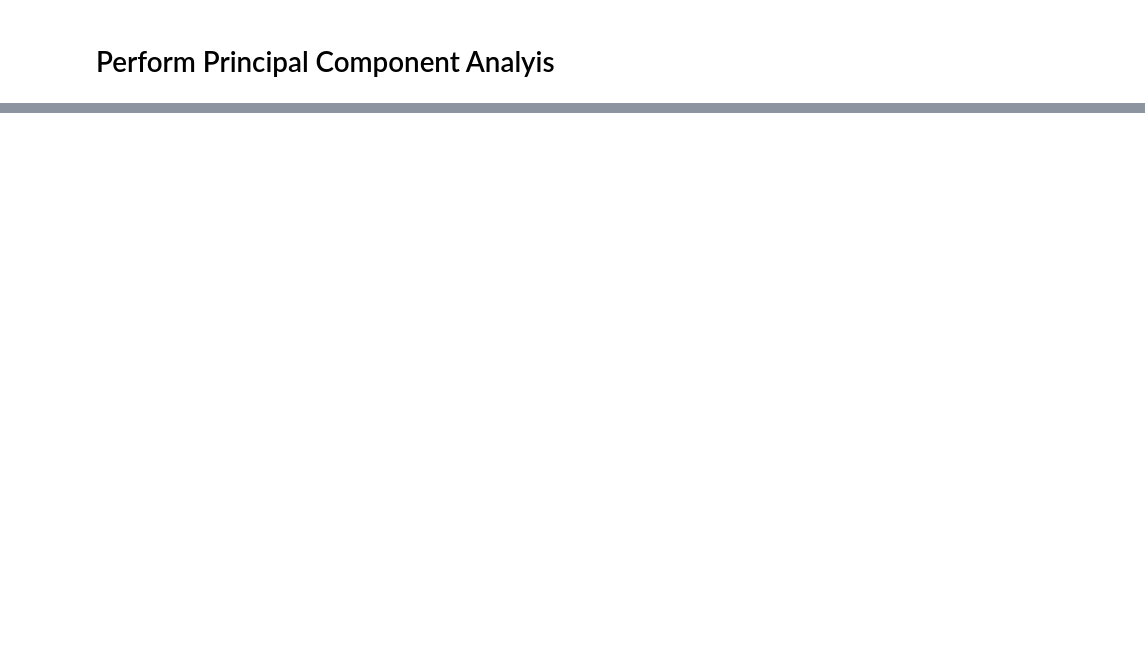
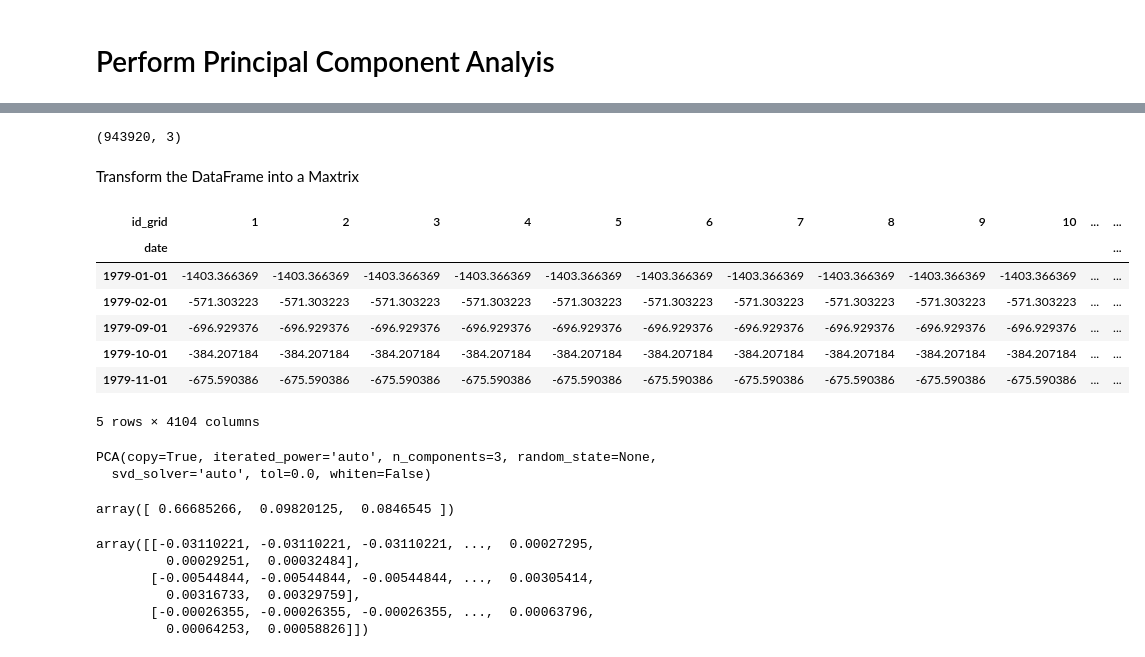
Before and after one commit to panhypersebastos/winter_predictor, a Jupyter notebook: era-int_pca_exploration.ipynb, the cells around one changed output, grey strips where cells are left out. Drawn from its saved outputs; the diff is of its cells as text; code cells hidden in the pictures; blank space fills up the shorter version.

```diff
--- a/era-int_pca_exploration.ipynb
+++ b/era-int_pca_exploration.ipynb
@@ -202,0 +208,7 @@ plt.show()
+# %%
+res = con_anom.aggregate(pipeline=[
+    {"$project": {"id_grid": 1, "date": 1, "z70": 1, "month": {"$month": "$date"}}},
+    {"$match": {"month": {"$in": [9, 10, 11, 12, 1, 2]},
+                "id_grid": {"$in": grid_ids.tolist()} }},
+    {"$project": {"_id": 0, "id_grid": 1, "date": 1, "z70": 1}} ])
+anom_df = pd.DataFrame(list(res))
@@ -202,0 +233,39 @@ plt.show()
+# %%
+anom_df.shape
+# %% [output]
+(943920, 3)
+# %% [markdown]
+Transform the DataFrame into a Maxtrix
+# %%
+X_df = anom_df.pivot(index='date', columns='id_grid', values='z70')
+X_df.head()
+# %% [output]
+| id_grid | 1 | 2 | 3 | 4 | 5 | 6 | 7 | 8 | 9 | 10 | ... | ... |
+| date |  |  |  |  |  |  |  |  |  |  |  | ... |
+| 1979-01-01 | -1403.366369 | -1403.366369 | -1403.366369 | -1403.366369 | -1403.366369 | -1403.366369 | -1403.366369 | -1403.366369 | -1403.366369 | -1403.366369 | ... | ... |
+| 1979-02-01 | -571.303223 | -571.303223 | -571.303223 | -571.303223 | -571.303223 | -571.303223 | -571.303223 | -571.303223 | -571.303223 | -571.303223 | ... | ... |
+| 1979-09-01 | -696.929376 | -696.929376 | -696.929376 | -696.929376 | -696.929376 | -696.929376 | -696.929376 | -696.929376 | -696.929376 | -696.929376 | ... | ... |
+| 1979-10-01 | -384.207184 | -384.207184 | -384.207184 | -384.207184 | -384.207184 | -384.207184 | -384.207184 | -384.207184 | -384.207184 | -384.207184 | ... | ... |
+| 1979-11-01 | -675.590386 | -675.590386 | -675.590386 | -675.590386 | -675.590386 | -675.590386 | -675.590386 | -675.590386 | -675.590386 | -675.590386 | ... | ... |
+5 rows × 4104 columns
+# %%
+pca = PCA(n_components=3)
+pca.fit(X_df)
+# %% [output]
+PCA(copy=True, iterated_power='auto', n_components=3, random_state=None,
+  svd_solver='auto', tol=0.0, whiten=False)
+# %%
+# Explained variance :
+pca.explained_variance_ratio_
+# %% [output]
+array([ 0.66685266,  0.09820125,  0.0846545 ])
+# %%
+# components_ : array, shape (n_components, n_features)
+pca.components_
+# %% [output]
+array([[-0.03110221, -0.03110221, -0.03110221, ...,  0.00027295,
+         0.00029251,  0.00032484],
+       [-0.00544844, -0.00544844, -0.00544844, ...,  0.00305414,
+         0.00316733,  0.00329759],
+       [-0.00026355, -0.00026355, -0.00026355, ...,  0.00063796,
+         0.00064253,  0.00058826]])
```
Also changed, not shown: parts of 14 cells of this notebook, 2 other files.
